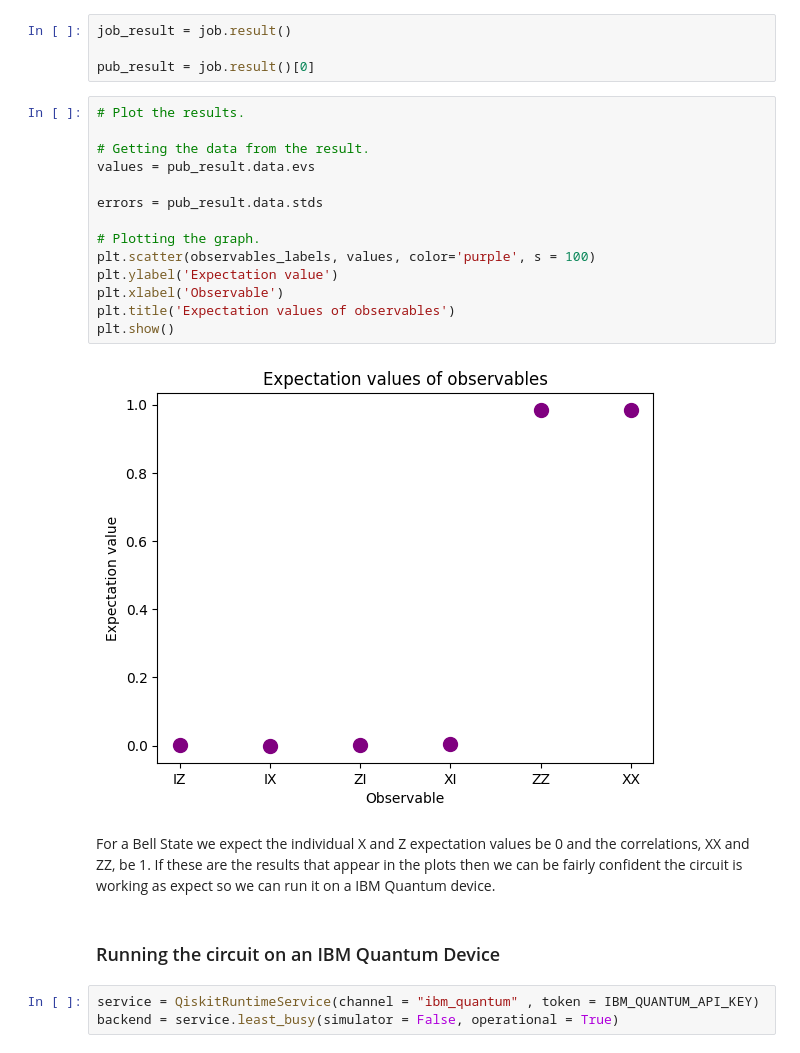
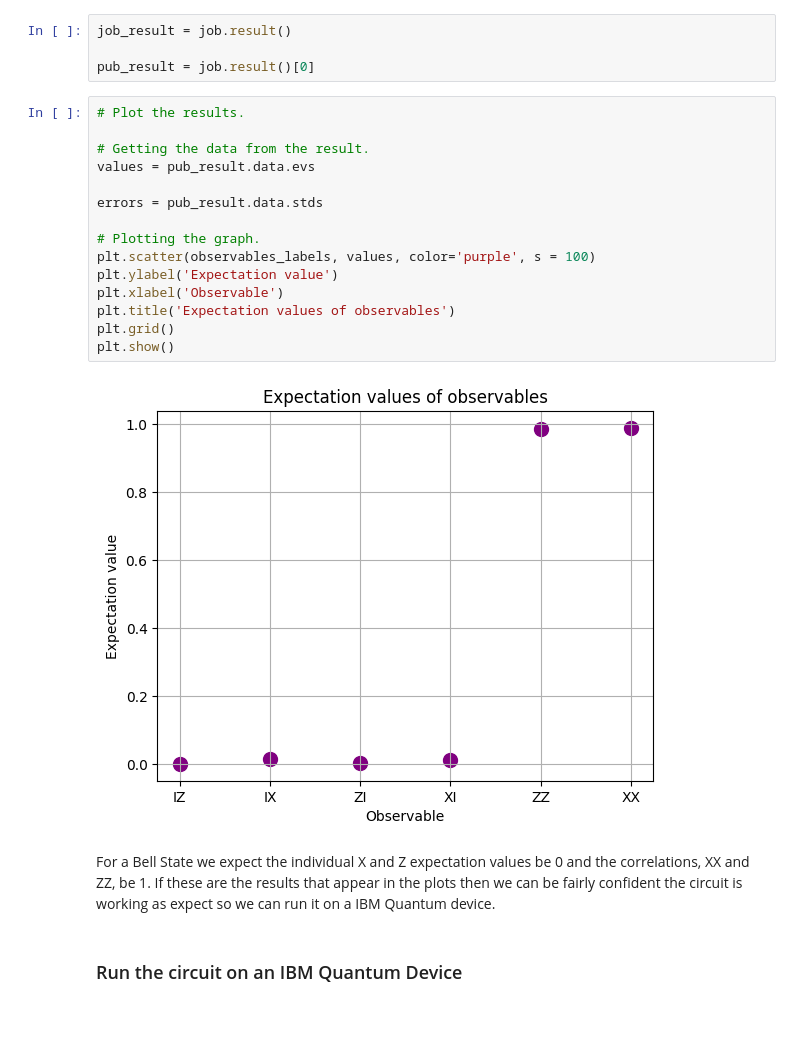
Before and after one commit to ZacharyKokot/Summer-Research-2024, a Jupyter notebook: IBMQuantumDemo.ipynb, the cells around one changed output. Drawn from its saved outputs; the diff is of its cells as text; blank space fills up the shorter version.

```diff
--- a/IBMQuantumDemo.ipynb
+++ b/IBMQuantumDemo.ipynb
@@ -121,23 +144,21 @@ pub_result = job.result()[0]
 # %%
 # Plot the results.
 
 # Getting the data from the result.
 values = pub_result.data.evs
 
 errors = pub_result.data.stds
 
 # Plotting the graph.
 plt.scatter(observables_labels, values, color='purple', s = 100)
 plt.ylabel('Expectation value')
 plt.xlabel('Observable')
 plt.title('Expectation values of observables')
+plt.grid()
 plt.show()
 # %% [output]
-[figure, old version]
+[figure, new version]
 # %% [markdown]
 For a Bell State we expect the individual X and Z expectation values be 0 and the correlations, XX and ZZ, be 1. If these are the results that appear in the plots then we can be fairly confident the circuit is working as expect so we can run it on a IBM Quantum device.
 # %% [markdown]
-### Running the circuit on an IBM Quantum Device
+### Run the circuit on an IBM Quantum Device
-# %%
-service = QiskitRuntimeService(channel = "ibm_quantum" , token = IBM_QUANTUM_API_KEY)
-backend = service.least_busy(simulator = False, operational = True)
```
Also changed, not shown: parts of 12 cells of this notebook, 6 other files.
